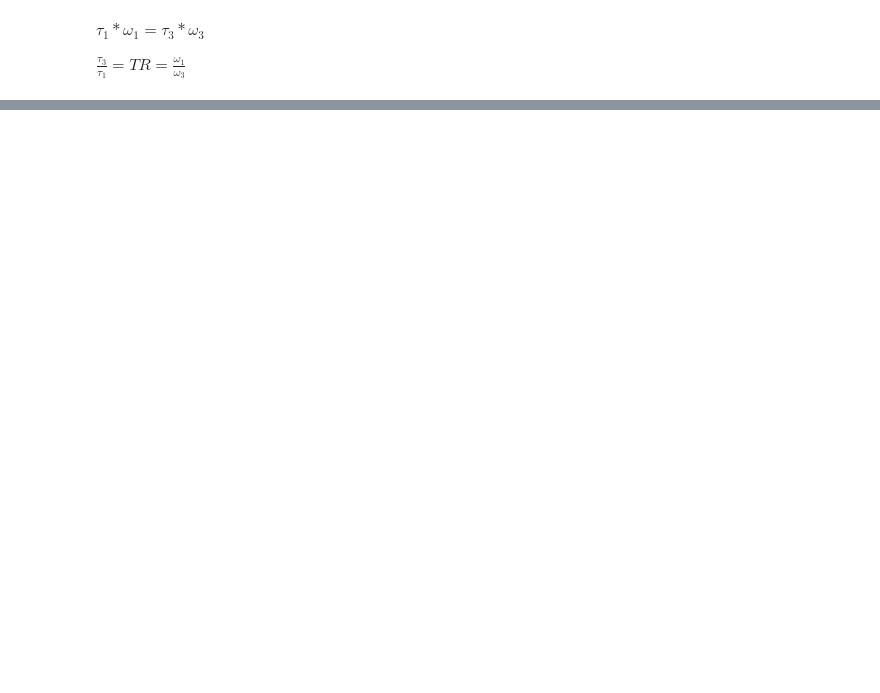
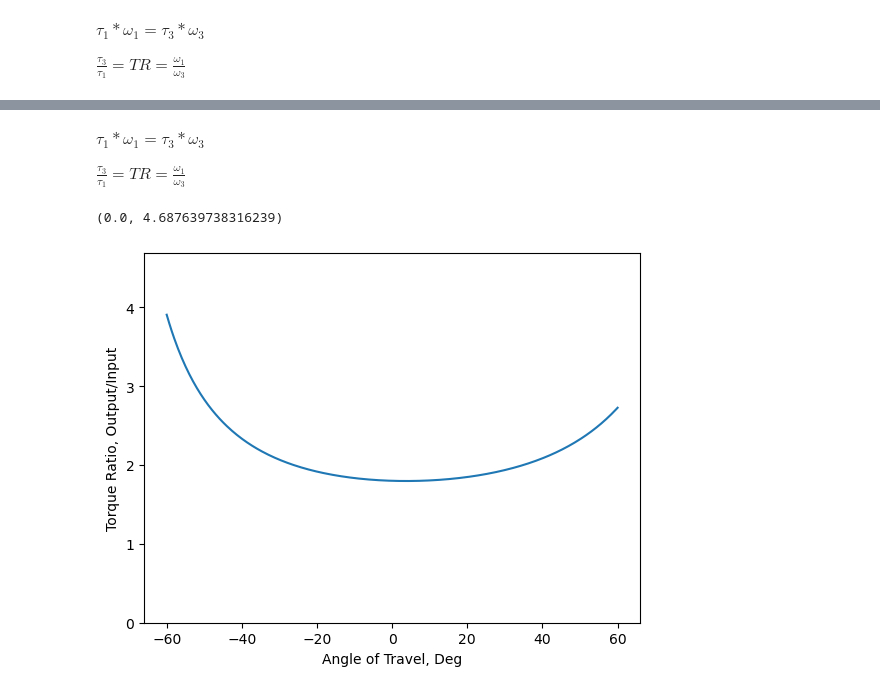
Before and after one commit to i-Dyke/MOHRA, a Jupyter notebook: 4BarSolver.ipynb, the cells around one changed output, grey strips where cells are left out. Cells and saved outputs as stored; diff of their text form; code cells hidden in the pictures; blank space fills up the shorter version.

```diff
--- a/4BarSolver.ipynb
+++ b/4BarSolver.ipynb
@@ -299,0 +474,20 @@ HTML('<img src="./4barkinematics.gif">')
+# %% [markdown]
+$\tau_1 * \omega_1 = \tau_3 * \omega_3$
+
+$\frac{\tau_3}{\tau_1} = TR = \frac{ \omega_1 }{ \omega_3 }$
+# %%
+fig, ax = plt.subplots()
+tr = np.zeros(len(kin['omega3']))
+for i in range(len(tr)):
+    if kin['omega1'][i] == 0 or kin['omega3'][i] == 0:
+        tr[i] = 0
+    else:
+        tr[i] = kin['omega1'][i] / kin['omega3'][i]
+
+ax.plot( (angs - np.pi/2) * 180/np.pi, tr)
+ax.set_ylabel("Torque Ratio, Output/Input")
+ax.set_xlabel("Angle of Travel, Deg")
+ax.set_ylim((0, np.max(tr) * 1.2))
+# %% [output]
+(0.0, 4.687639738316239)
+[figure, added]
```
Also changed, not shown: parts of 26 cells of this notebook, 3 other files.
